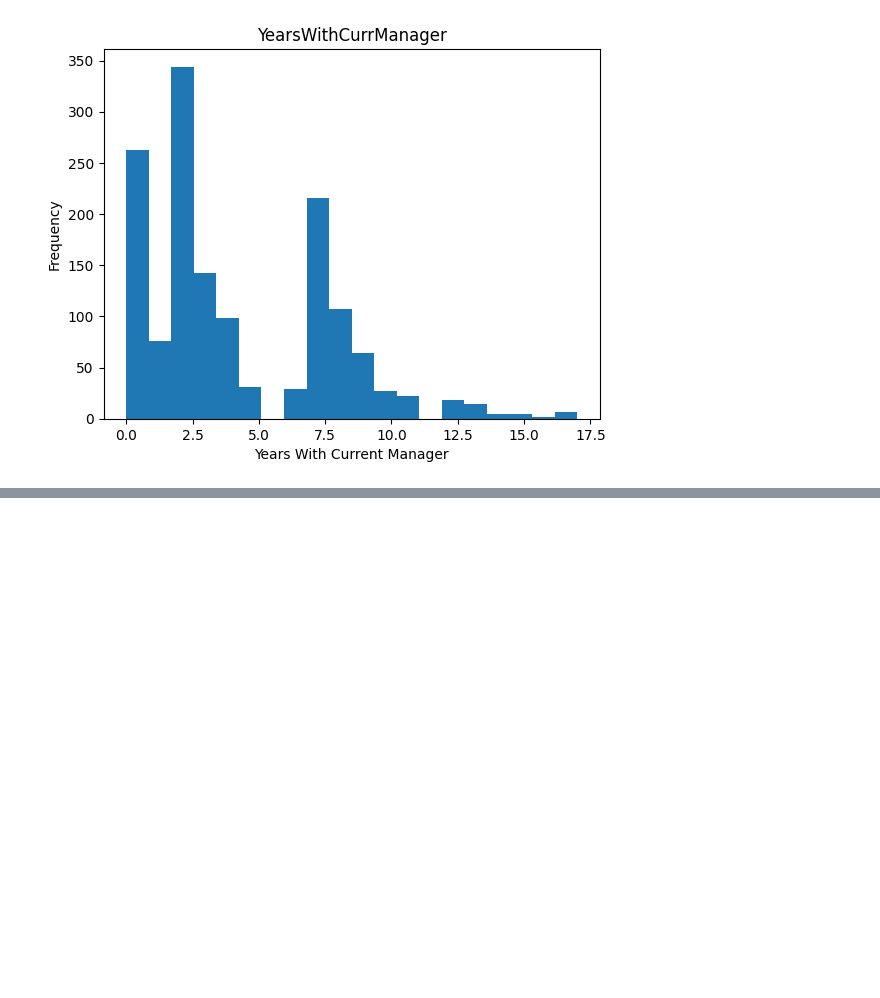
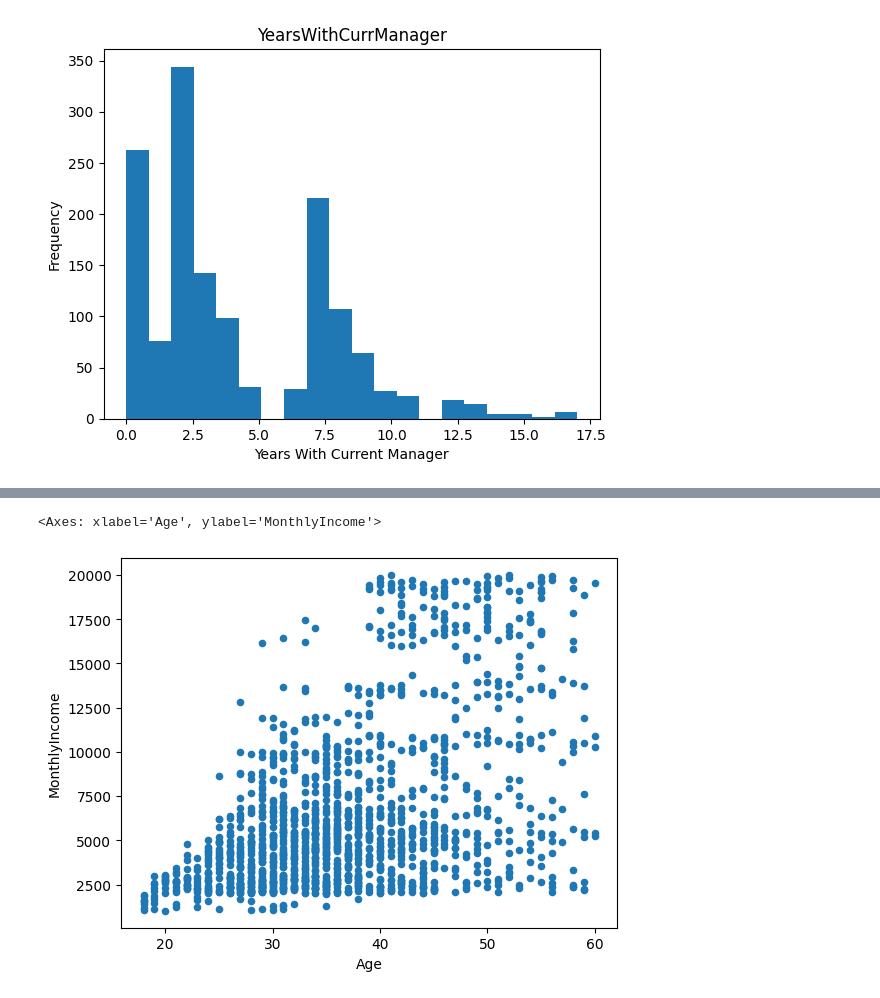
Before and after one commit to nadyamitha/IBPCLASS, a Jupyter notebook: IBPDay2.ipynb, the cells around one changed output, grey strips where cells are left out. Saved outputs shown, nothing was run; the diff lists cells and outputs as text; code cells hidden in the pictures; blank space fills up the shorter version.

```diff
--- a/IBPDay2.ipynb
+++ b/IBPDay2.ipynb
@@ -176,0 +194,5 @@ IndexError: index 20 is out of bounds for axis 0 with size 20
+# %%
+df.plot.scatter('Age', 'MonthlyIncome')
+# %% [output]
+<Axes: xlabel='Age', ylabel='MonthlyIncome'>
+[figure, added]
```
Also changed, not shown: parts of 35 cells of this notebook.
